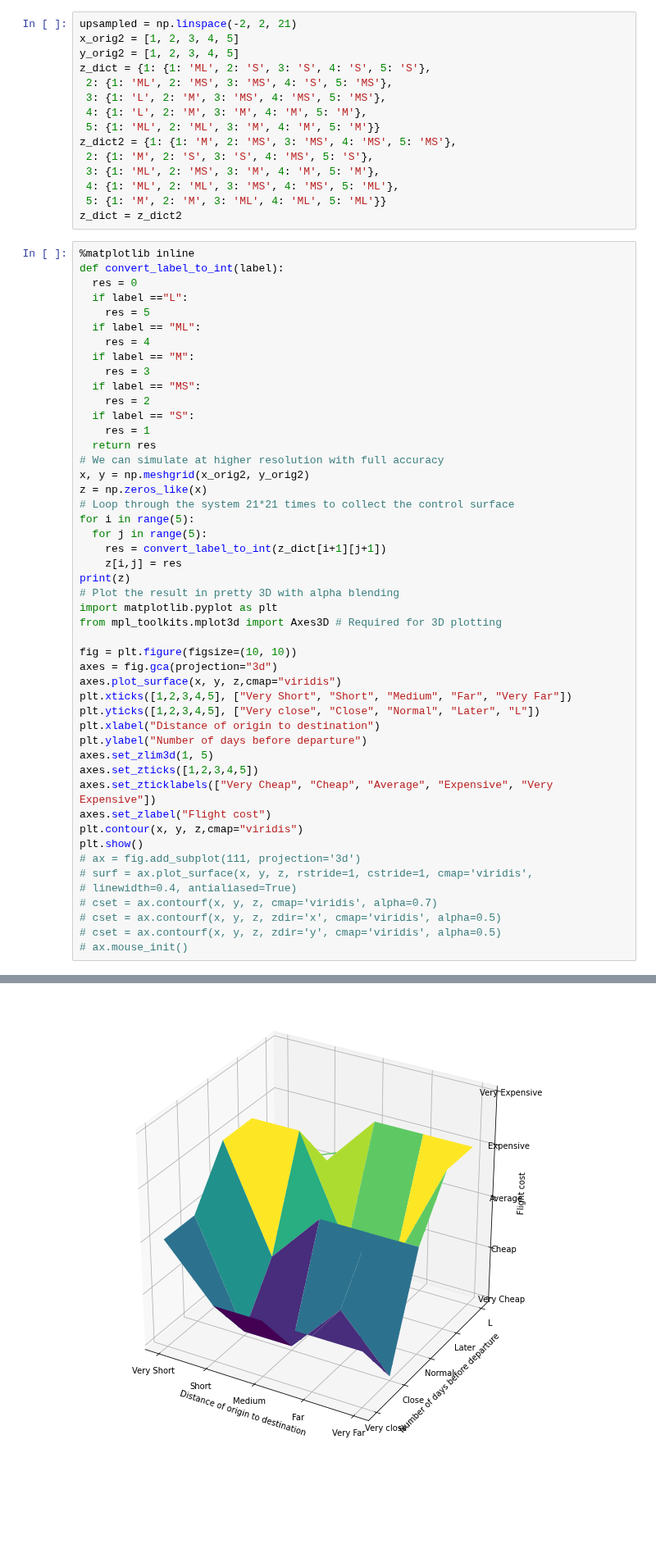
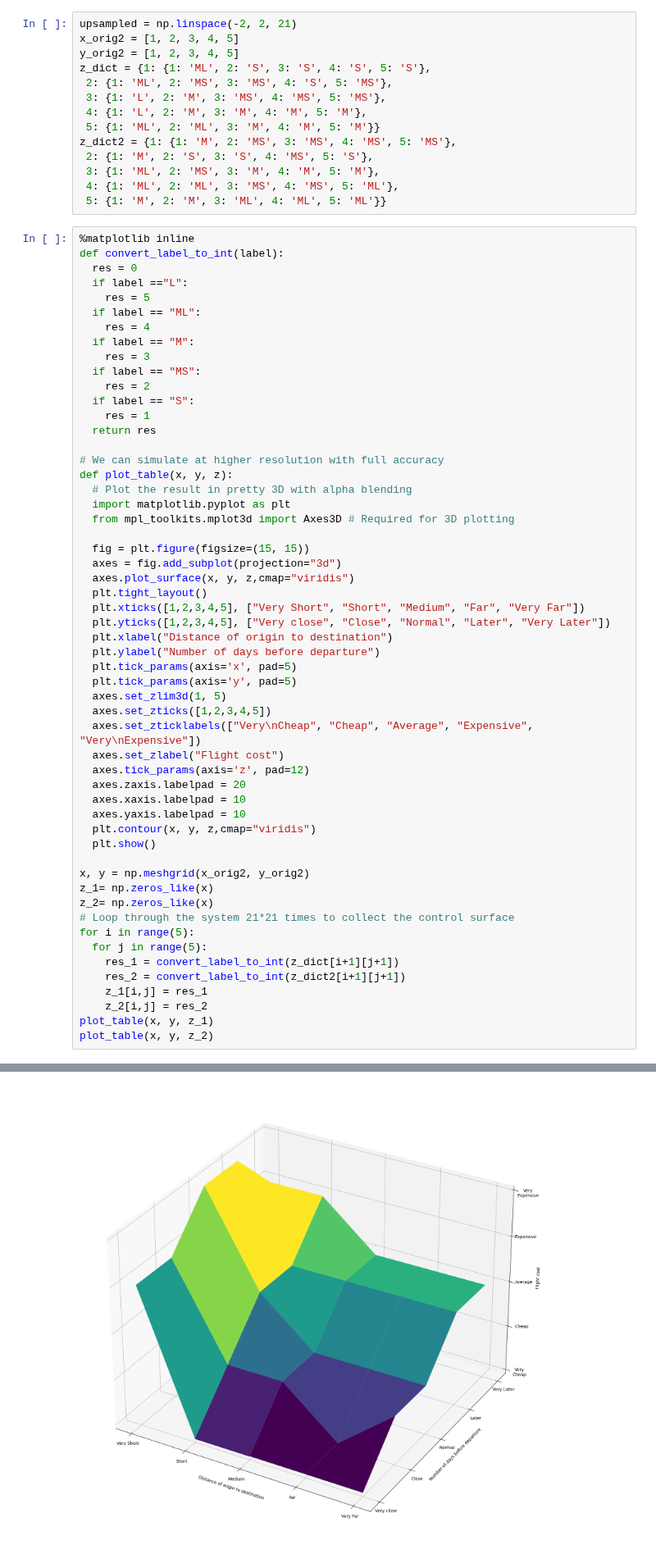
Before and after one commit to claredavies/ArtificialIntelligience, a Jupyter notebook: WeLoveComputationalIntelligence.ipynb, the cells around one changed output, grey strips where cells are left out. Shown at 82% size. Saved outputs shown, nothing was run; the diff lists cells and outputs as text; blank space fills up the shorter version.

```diff
--- a/WeLoveComputationalIntelligence.ipynb
+++ b/WeLoveComputationalIntelligence.ipynb
@@ -705,7 +520,6 @@ z_dict2 = {1: {1: 'M', 2: 'MS', 3: 'MS', 4: 'MS', 5: 'MS'},
  3: {1: 'ML', 2: 'MS', 3: 'M', 4: 'M', 5: 'M'},
  4: {1: 'ML', 2: 'ML', 3: 'MS', 4: 'MS', 5: 'ML'},
  5: {1: 'M', 2: 'M', 3: 'ML', 4: 'ML', 5: 'ML'}}
-z_dict = z_dict2
 # %%
 %matplotlib inline
 def convert_label_to_int(label):
@@ -721,37 +535,44 @@ def convert_label_to_int(label):
   if label == "S":
     res = 1
   return res
+
 # We can simulate at higher resolution with full accuracy
+def plot_table(x, y, z):
+  # Plot the result in pretty 3D with alpha blending
+  import matplotlib.pyplot as plt
+  from mpl_toolkits.mplot3d import Axes3D # Required for 3D plotting
+
+  fig = plt.figure(figsize=(15, 15))
+  axes = fig.add_subplot(projection="3d")
+  axes.plot_surface(x, y, z,cmap="viridis")
+  plt.tight_layout()
+  plt.xticks([1,2,3,4,5], ["Very Short", "Short", "Medium", "Far", "Very Far"])
+  plt.yticks([1,2,3,4,5], ["Very close", "Close", "Normal", "Later", "Very Later"])
+  plt.xlabel("Distance of origin to destination")
+  plt.ylabel("Number of days before departure")
+  plt.tick_params(axis='x', pad=5)
+  plt.tick_params(axis='y', pad=5)
+  axes.set_zlim3d(1, 5)
+  axes.set_zticks([1,2,3,4,5])
+  axes.set_zticklabels(["Very\nCheap", "Cheap", "Average", "Expensive", "Very\nExpensive"])
+  axes.set_zlabel("Flight cost")
+  axes.tick_params(axis='z', pad=12)
+  axes.zaxis.labelpad = 20
+  axes.xaxis.labelpad = 10
+  axes.yaxis.labelpad = 10
+  plt.contour(x, y, z,cmap="viridis")
+  plt.show()
+
 x, y = np.meshgrid(x_orig2, y_orig2)
-z = np.zeros_like(x)
+z_1= np.zeros_like(x)
+z_2= np.zeros_like(x)
 # Loop through the system 21*21 times to collect the control surface
 for i in range(5):
   for j in range(5):
-    res = convert_label_to_int(z_dict[i+1][j+1])
-    z[i,j] = res
-print(z)
-# Plot the result in pretty 3D with alpha blending
-import matplotlib.pyplot as plt
-from mpl_toolkits.mplot3d import Axes3D # Required for 3D plotting
-
-fig = plt.figure(figsize=(10, 10))
-axes = fig.gca(projection="3d")
-axes.plot_surface(x, y, z,cmap="viridis")
-plt.xticks([1,2,3,4,5], ["Very Short", "Short", "Medium", "Far", "Very Far"])
-plt.yticks([1,2,3,4,5], ["Very close", "Close", "Normal", "Later", "L"])
-plt.xlabel("Distance of origin to destination")
-plt.ylabel("Number of days before departure")
-axes.set_zlim3d(1, 5)
-axes.set_zticks([1,2,3,4,5])
-axes.set_zticklabels(["Very Cheap", "Cheap", "Average", "Expensive", "Very Expensive"])
-axes.set_zlabel("Flight cost")
-plt.contour(x, y, z,cmap="viridis")
-plt.show()
-# ax = fig.add_subplot(111, projection='3d')
-# surf = ax.plot_surface(x, y, z, rstride=1, cstride=1, cmap='viridis',
-# linewidth=0.4, antialiased=True)
-# cset = ax.contourf(x, y, z, cmap='viridis', alpha=0.7)
-# cset = ax.contourf(x, y, z, zdir='x', cmap='viridis', alpha=0.5)
-# cset = ax.contourf(x, y, z, zdir='y', cmap='viridis', alpha=0.5)
-# ax.mouse_init()
+    res_1 = convert_label_to_int(z_dict[i+1][j+1])
+    res_2 = convert_label_to_int(z_dict2[i+1][j+1])
+    z_1[i,j] = res_1
+    z_2[i,j] = res_2
+plot_table(x, y, z_1)
+plot_table(x, y, z_2)
 # %% [output]
@@ -763 +584 @@ plt.show()
-[figure, old version]
+[figure, new version]
```
Also changed, not shown: parts of 11 cells of this notebook.
